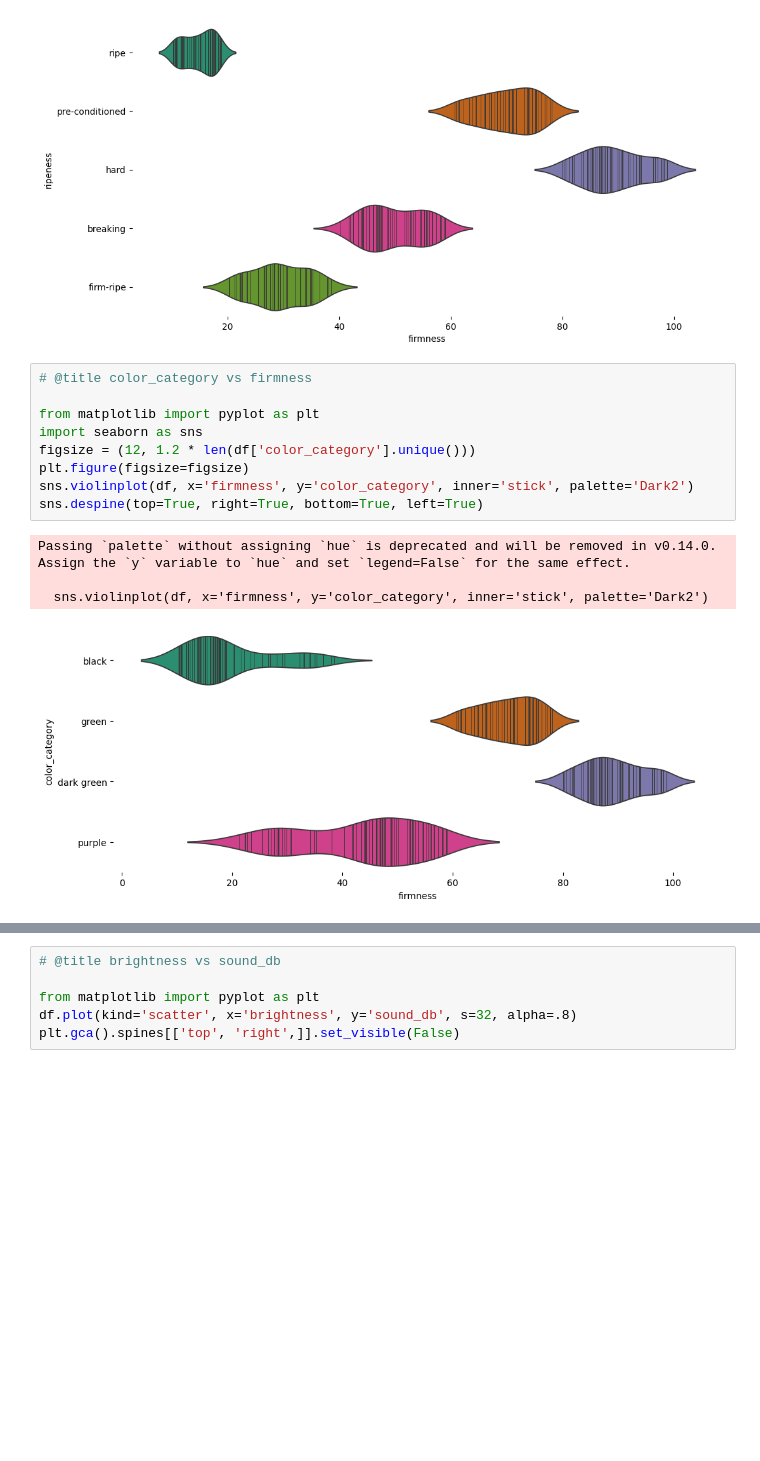
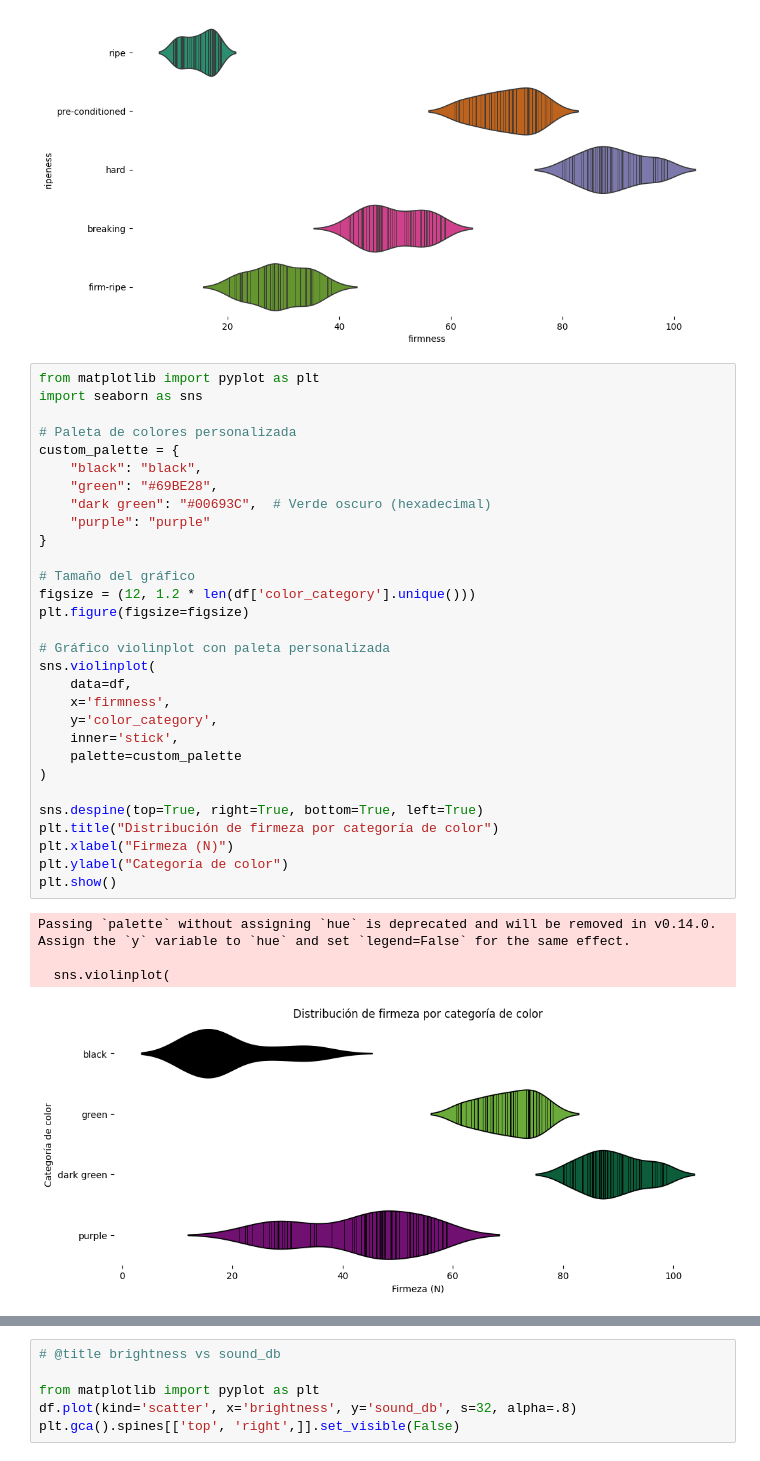
Before and after one commit to AlfredoAragon1109/Aguacate-, a Jupyter notebook: 🥑_Clasificación_de_madurez.ipynb, the cells around one changed output, grey strips where cells are left out. Saved outputs shown, nothing was run; the diff lists cells and outputs as text; blank space fills up the shorter version.

```diff
--- a/🥑_Clasificación_de_madurez.ipynb
+++ b/🥑_Clasificación_de_madurez.ipynb
@@ -142,17 +160,38 @@ Passing `palette` without assigning `hue` is deprecated and will be removed in v
   sns.violinplot(df, x='firmness', y='ripeness', inner='stick', palette='Dark2')
 [figure]
 # %%
-# @title color_category vs firmness
-
 from matplotlib import pyplot as plt
 import seaborn as sns
+
+# Paleta de colores personalizada
+custom_palette = {
+    "black": "black",
+    "green": "#69BE28",
+    "dark green": "#00693C",  # Verde oscuro (hexadecimal)
+    "purple": "purple"
+}
+
+# Tamaño del gráfico
 figsize = (12, 1.2 * len(df['color_category'].unique()))
 plt.figure(figsize=figsize)
-sns.violinplot(df, x='firmness', y='color_category', inner='stick', palette='Dark2')
+
+# Gráfico violinplot con paleta personalizada
+sns.violinplot(
+    data=df,
+    x='firmness',
+    y='color_category',
+    inner='stick',
+    palette=custom_palette
+)
+
 sns.despine(top=True, right=True, bottom=True, left=True)
+plt.title("Distribución de firmeza por categoría de color")
+plt.xlabel("Firmeza (N)")
+plt.ylabel("Categoría de color")
+plt.show()
 # %% [output]
 Passing `palette` without assigning `hue` is deprecated and will be removed in v0.14.0. Assign the `y` variable to `hue` and set `legend=False` for the same effect.
 
-  sns.violinplot(df, x='firmness', y='color_category', inner='stick', palette='Dark2')
+  sns.violinplot(
-[figure, old version]
+[figure, new version]
 # %%
```
Also changed, not shown: parts of 4 cells of this notebook.
